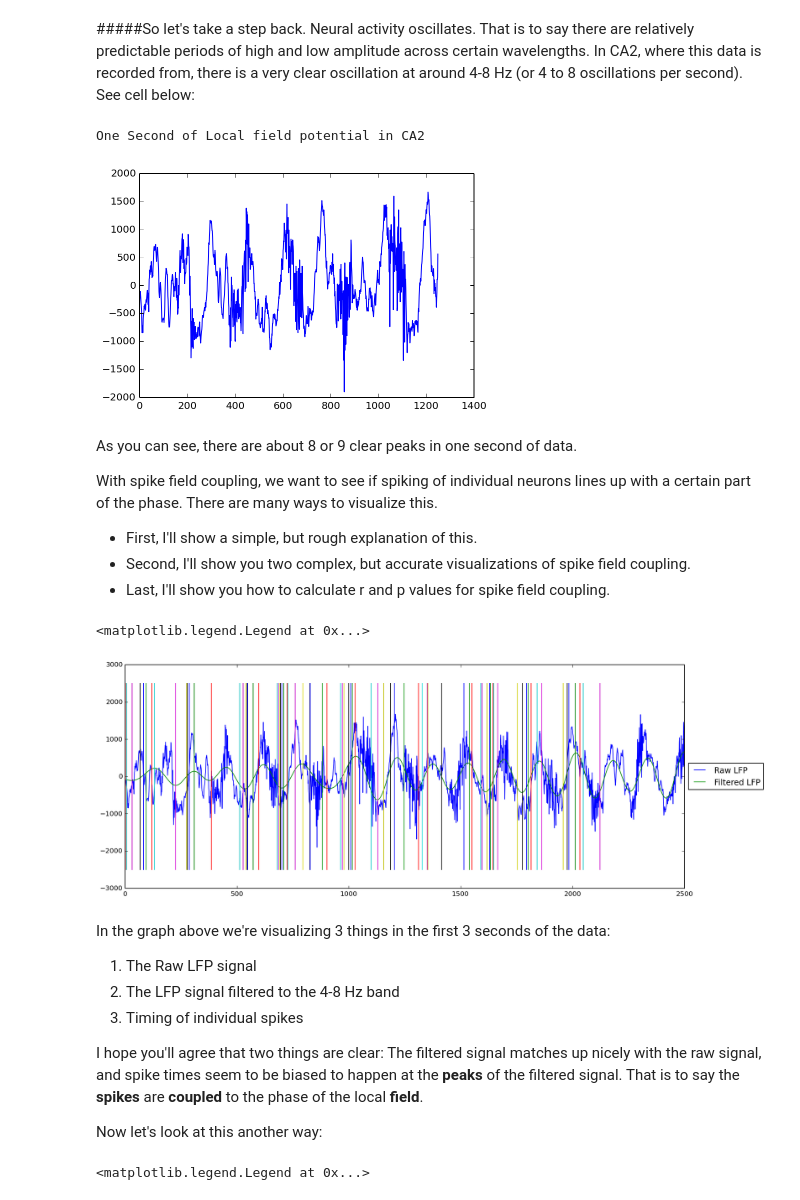
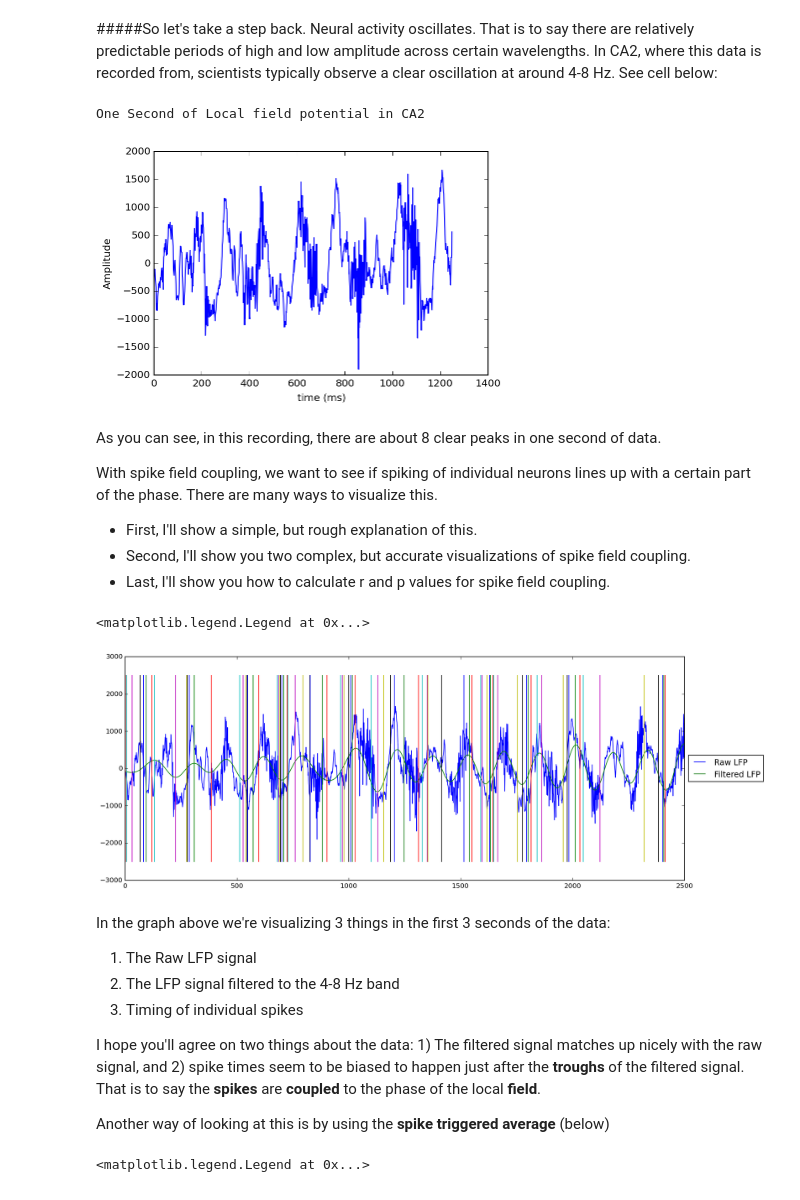
Before and after one commit to voytekresearch/Tutorials, a Jupyter notebook: Spike Field Coherence Tutorial.ipynb, the cells around one changed output. Saved outputs shown, nothing was run; the diff lists cells and outputs as text; code cells hidden in the pictures.

```diff
--- a/Spike Field Coupling Tutorial.ipynb
+++ b/Spike Field Coherence Tutorial.ipynb
@@ -56,16 +53,18 @@ lfp = mean(lfp,0); #Average LFP of all shanks
 #####So let's take a step back.
 Neural activity oscillates.
 That is to say there are relatively predictable periods of high and low amplitude across certain wavelengths.
-In CA2, where this data is recorded from, there is a very clear oscillation at around 4-8 Hz (or 4 to 8 oscillations per second).
+In CA2, where this data is recorded from, scientists typically observe a clear oscillation at around 4-8 Hz.
 See cell below:
 # %%
 plot(lfp[1:lfpsrate]) #One shank
+ylabel('Amplitude')
+xlabel('time (ms)')
 print 'One Second of Local field potential in CA2'
 # %% [output]
 One Second of Local field potential in CA2
-[figure, old version]
+[figure, new version]
 # %% [markdown]
-As you can see, there are about 8 or 9 clear peaks in one second of data.
+As you can see, in this recording, there are about 8 clear peaks in one second of data.
 
 With spike field coupling, we want to see if spiking of individual neurons lines up with a certain part of the phase.
 There are many ways to visualize this.
@@ -96,22 +95,22 @@ plot(lfp[0:lfpsrate*2],label = 'Raw LFP')
 
 plot(filtdat[0:lfpsrate*2],label = 'Filtered LFP')
 
-for spike in lfpspiketimes[0:80]:
+for spike in lfpspiketimes[0:85]:
     plot([spike, spike],[-2500,2500])
 legend(loc='center left', bbox_to_anchor=(1, 0.5))
 # %% [output]
 <matplotlib.legend.Legend at 0x...>
-[figure, old version]
+[figure, new version]
 # %% [markdown]
 In the graph above we're visualizing 3 things in the first 3 seconds of the data:
 1. The Raw LFP signal
 2. The LFP signal filtered to the 4-8 Hz band
 3. Timing of individual spikes
 
-I hope you'll agree that two things are clear: The filtered signal matches up nicely with the raw signal, and spike times seem to be biased to happen at the **peaks** of the filtered signal.
+I hope you'll agree on two things about the data: 1) The filtered signal matches up nicely with the raw signal, and 2) spike times seem to be biased to happen just after the **troughs** of the filtered signal.
 That is to say the **spikes** are **coupled** to the phase of the local **field**.
 
-Now let's look at this another way:
+Another way of looking at this is by using the **spike triggered average** (below)
 # %%
 spike_triggered_average_mat = np.zeros((100,1250)) #What does the lfp look like when spikes happen?
 spike_triggered_average_mat_filt = np.zeros((100,1250)) #What does the filtered data look like when spikes happen?
```
Also changed, not shown: parts of 8 cells of this notebook.
